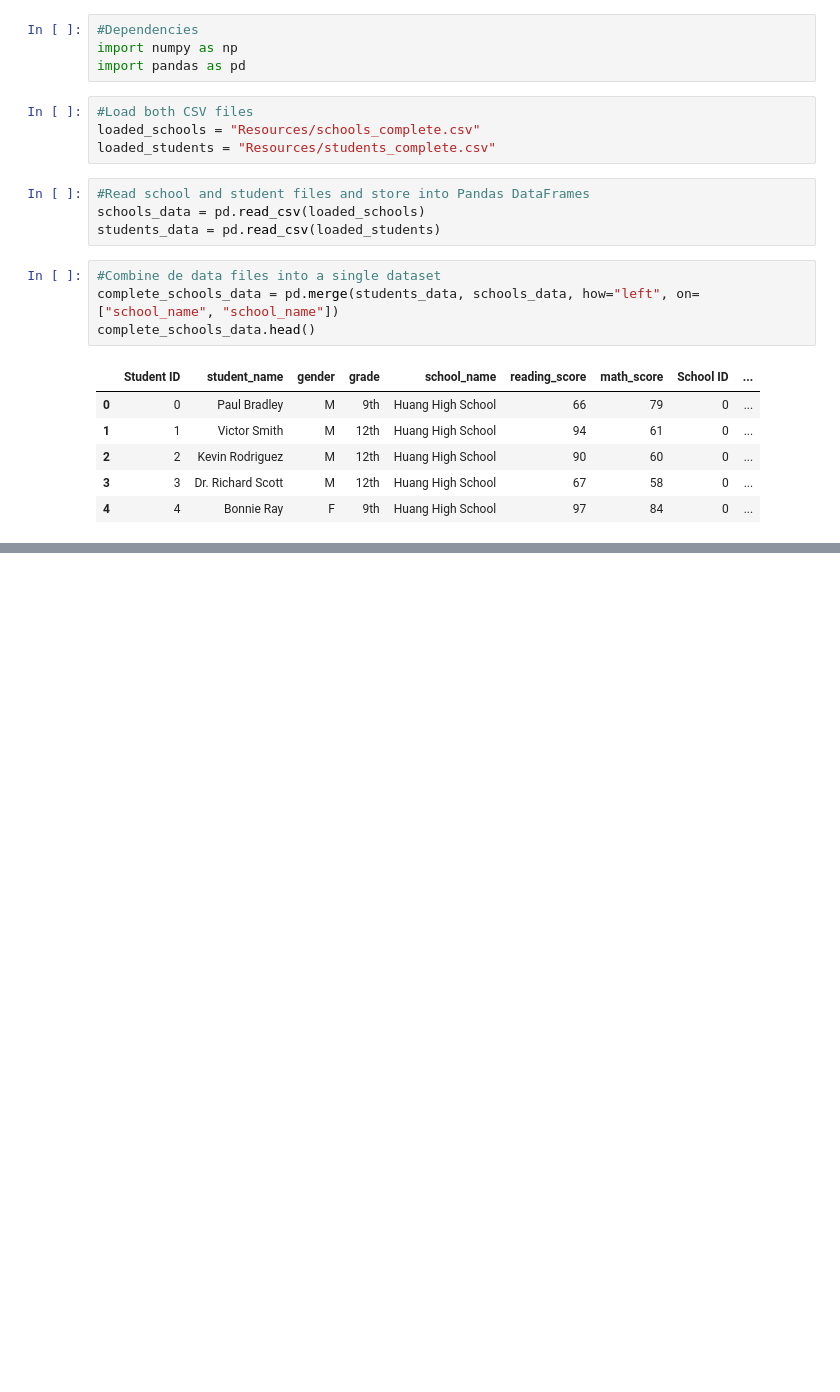
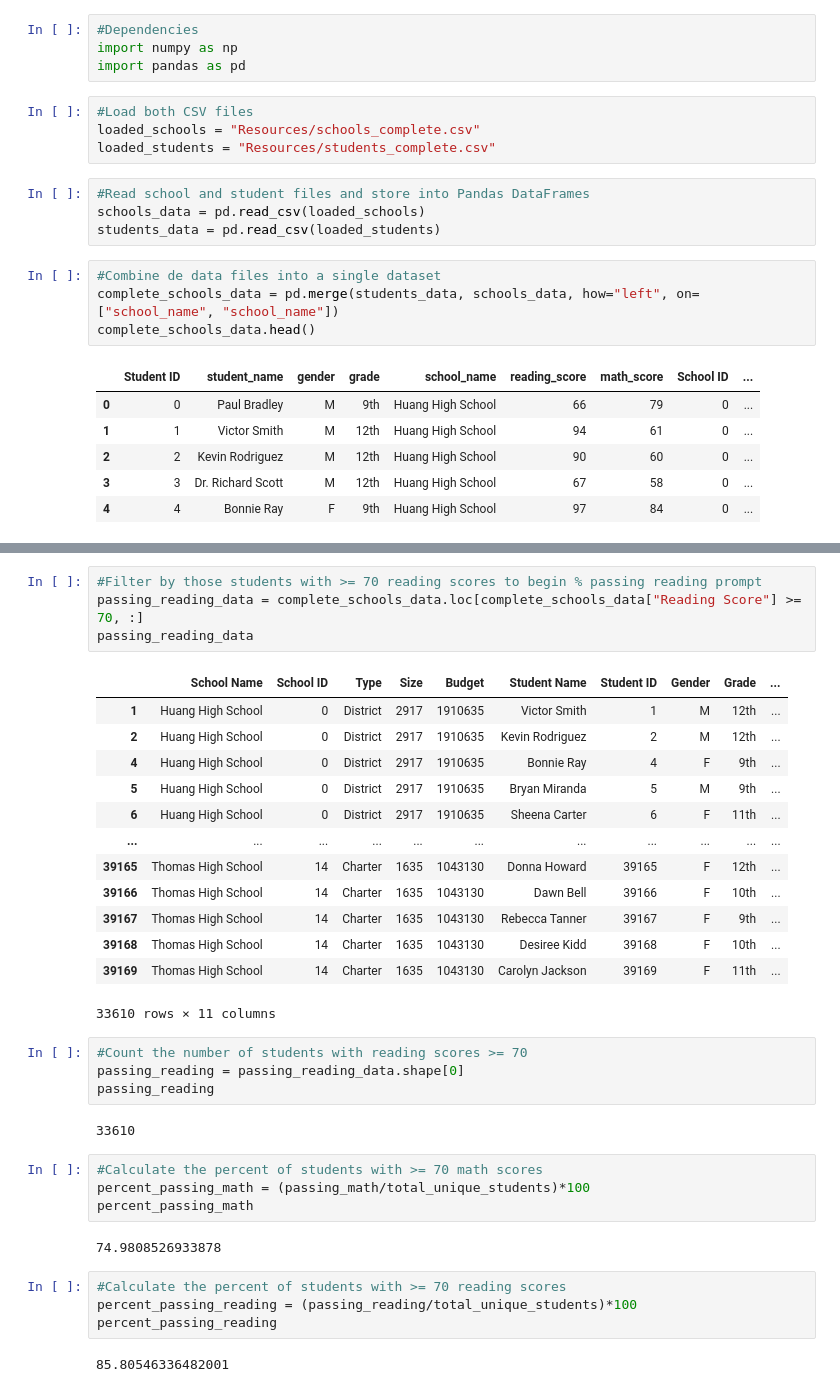
Before and after one commit to MabelDS89/pandas-challenge, a Jupyter notebook: PyCitySchools/PyCitySchoolsCode.ipynb, the cells around one changed output, grey strips where cells are left out. Drawn from its saved outputs; the diff is of its cells as text; blank space fills up the shorter version.

```diff
--- a/PyCitySchools/PyCitySchoolsCode.ipynb
+++ b/PyCitySchools/PyCitySchoolsCode.ipynb
@@ -115,0 +196,36 @@ total_budget_data
+# %%
+#Filter by those students with >= 70 reading scores to begin % passing reading prompt
+passing_reading_data = complete_schools_data.loc[complete_schools_data["Reading Score"] >= 70, :]
+passing_reading_data
+# %% [output]
+|  | School Name | School ID | Type | Size | Budget | Student Name | Student ID | Gender | Grade | ... |
+| 1 | Huang High School | 0 | District | 2917 | 1910635 | Victor Smith | 1 | M | 12th | ... |
+| 2 | Huang High School | 0 | District | 2917 | 1910635 | Kevin Rodriguez | 2 | M | 12th | ... |
+| 4 | Huang High School | 0 | District | 2917 | 1910635 | Bonnie Ray | 4 | F | 9th | ... |
+| 5 | Huang High School | 0 | District | 2917 | 1910635 | Bryan Miranda | 5 | M | 9th | ... |
+| 6 | Huang High School | 0 | District | 2917 | 1910635 | Sheena Carter | 6 | F | 11th | ... |
+| ... | ... | ... | ... | ... | ... | ... | ... | ... | ... | ... |
+| 39165 | Thomas High School | 14 | Charter | 1635 | 1043130 | Donna Howard | 39165 | F | 12th | ... |
+| 39166 | Thomas High School | 14 | Charter | 1635 | 1043130 | Dawn Bell | 39166 | F | 10th | ... |
+| 39167 | Thomas High School | 14 | Charter | 1635 | 1043130 | Rebecca Tanner | 39167 | F | 9th | ... |
+| 39168 | Thomas High School | 14 | Charter | 1635 | 1043130 | Desiree Kidd | 39168 | F | 10th | ... |
+| 39169 | Thomas High School | 14 | Charter | 1635 | 1043130 | Carolyn Jackson | 39169 | F | 11th | ... |
+33610 rows × 11 columns
+# %%
+#Count the number of students with reading scores >= 70
+passing_reading = passing_reading_data.shape[0]
+passing_reading
+# %% [output]
+33610
+# %%
+#Calculate the percent of students with >= 70 math scores
+percent_passing_math = (passing_math/total_unique_students)*100
+percent_passing_math
+# %% [output]
+74.9808526933878
+# %%
+#Calculate the percent of students with >= 70 reading scores
+percent_passing_reading = (passing_reading/total_unique_students)*100
+percent_passing_reading
+# %% [output]
+85.80546336482001
```
Also changed, not shown: parts of 22 cells of this notebook.
